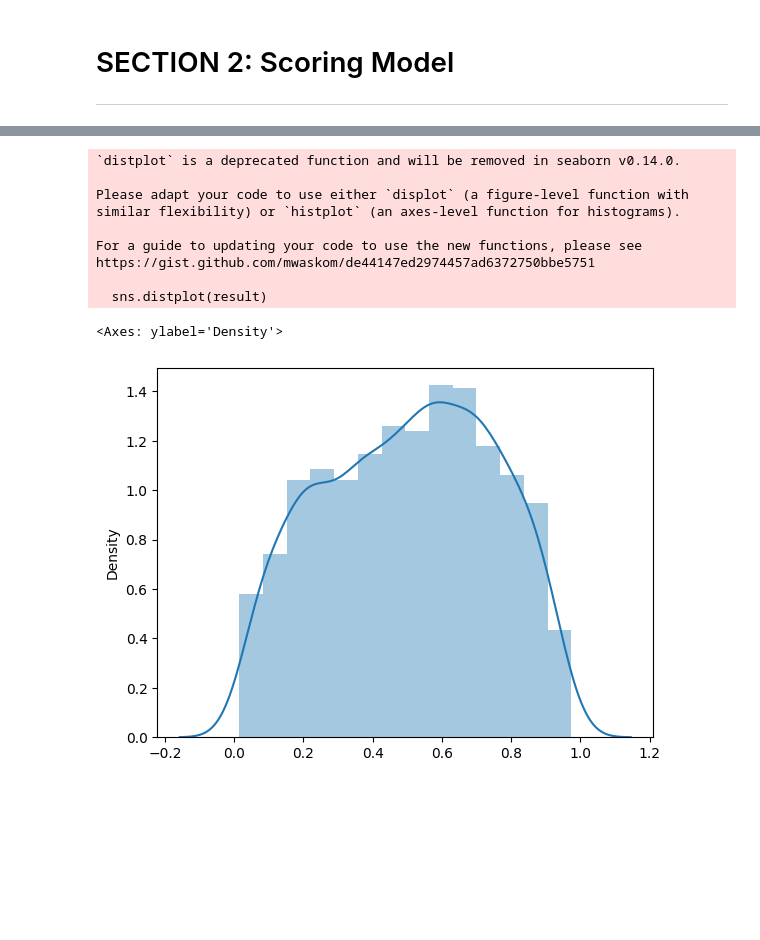
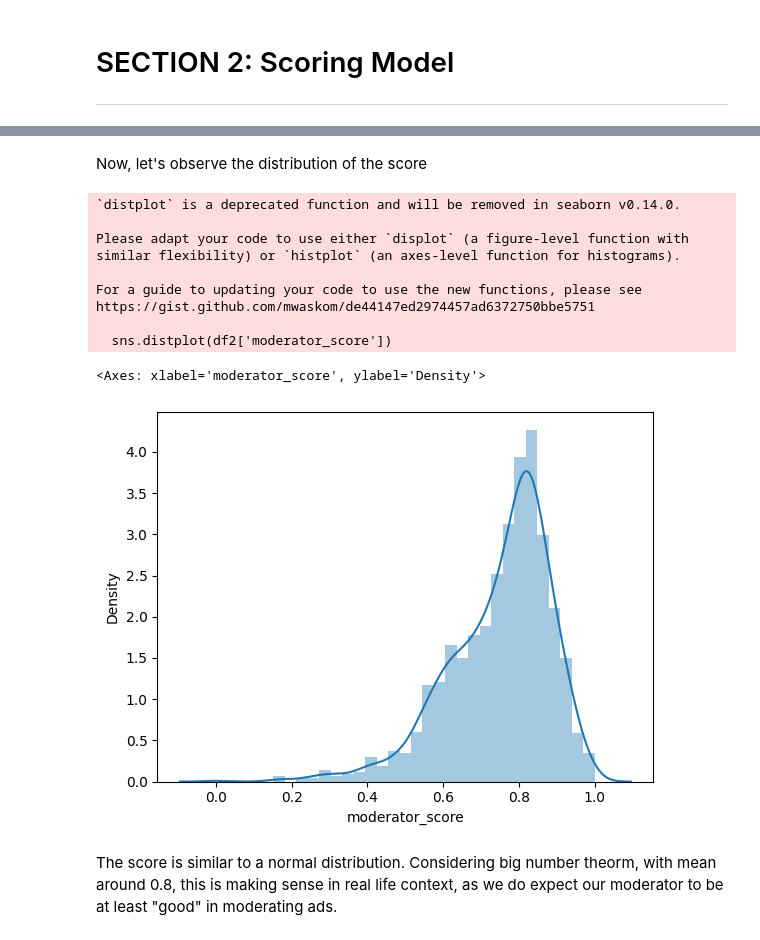
Before and after one commit to liuchennn1414/TikTok_Hungry_Ads, a Jupyter notebook: moderator_score.ipynb, the cells around one changed output, grey strips where cells are left out. Saved outputs shown, nothing was run; the diff lists cells and outputs as text; code cells hidden in the pictures; blank space fills up the shorter version.

Commit message:
updated scoring model for moderator

```diff
--- a/moderator_score.ipynb
+++ b/moderator_score.ipynb
@@ -242,8 +254,3 @@ P.S.: Please feel free to conduct more feature engineering
 # %% [markdown]
 # SECTION 2: Scoring Model
 ---
-# %%
-scaled_df.insert(0, 'Constant', 1)
-
-# Convert the DataFrame to a NumPy matrix
-moderator_matrix = scaled_df.to_numpy()
@@ -284,0 +279,6 @@ min(result)
+# %%
+beta = [0.25,0.45,-0.30]
+df2 = scaled_df.copy()
+df2['efficiency'] = 0.25 * df2['Productivity'] + 0.45 * df2['Utilisation_%'] - 0.3 * df2['Handling_time_Normalised']
+print(df2.head())
+df2.describe()
@@ -284,0 +316,4 @@ min(result)
+# %%
+beta = [0.5,0.5]
+df2['moderator_score'] = 0.5 * df2['Accuracy'] + 0.5 * df2['efficiency']
+df2.describe()
@@ -284,0 +334,7 @@ min(result)
+# %%
+min_score = min(df2['moderator_score'])
+max_score = max(df2['moderator_score'])
+
+df2['moderator_score'] = df2['moderator_score'].apply(lambda x: (x-min_score)/(max_score-min_score))
+
+df2.describe()
@@ -285,14 +351,18 @@ min(result)
+# %% [markdown]
+Now, let's observe the distribution of the score
 # %%
-sns.distplot(result)
+sns.distplot(df2['moderator_score'])
 # %% [output]
 `distplot` is a deprecated function and will be removed in seaborn v0.14.0.
 
 Please adapt your code to use either `displot` (a figure-level function with
 similar flexibility) or `histplot` (an axes-level function for histograms).
 
 For a guide to updating your code to use the new functions, please see
 https://gist.github.com/mwaskom/de44147ed2974457ad6372750bbe5751
 
-  sns.distplot(result)
+  sns.distplot(df2['moderator_score'])
-<Axes: ylabel='Density'>
+<Axes: xlabel='moderator_score', ylabel='Density'>
-[figure, old version]
+[figure, new version]
+# %% [markdown]
+The score is similar to a normal distribution. Considering big number theorm, with mean around 0.8, this is making sense in real life context, as we do expect our moderator to be at least "good" in moderating ads.
```
Also changed, not shown: parts of 12 cells of this notebook.
